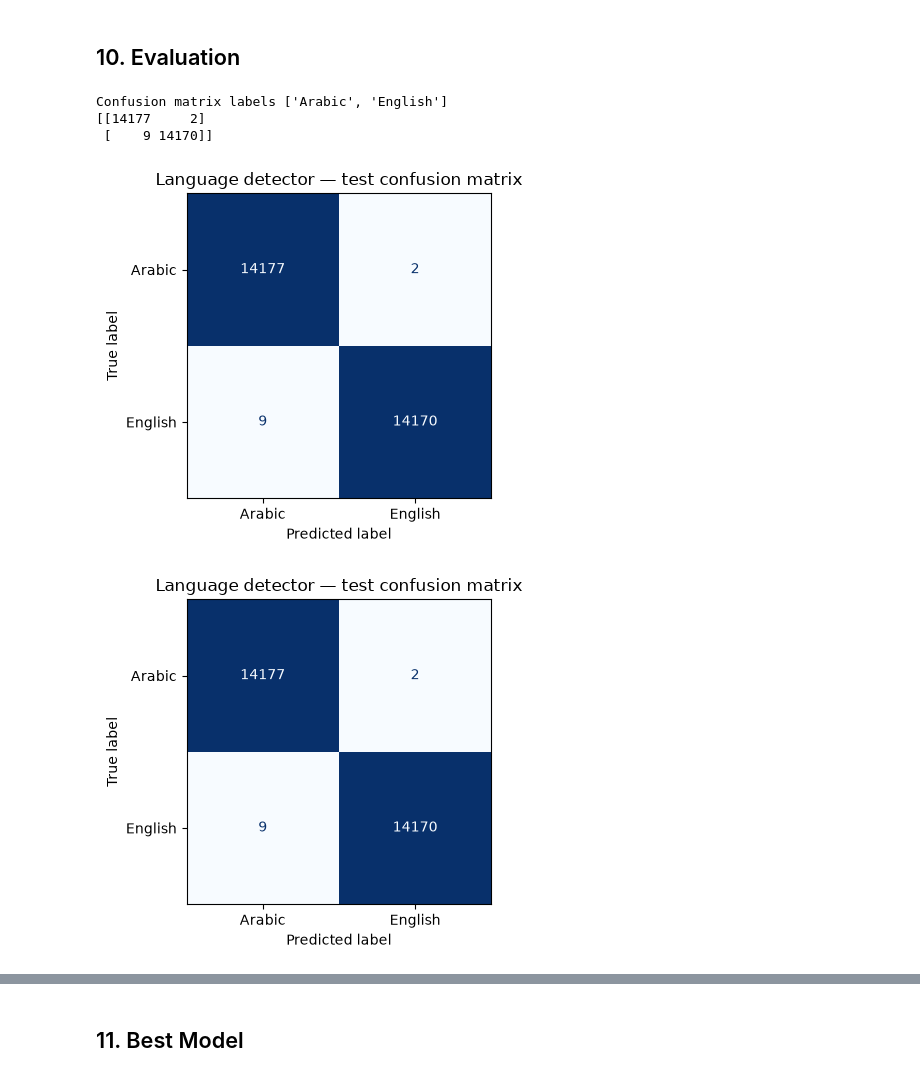
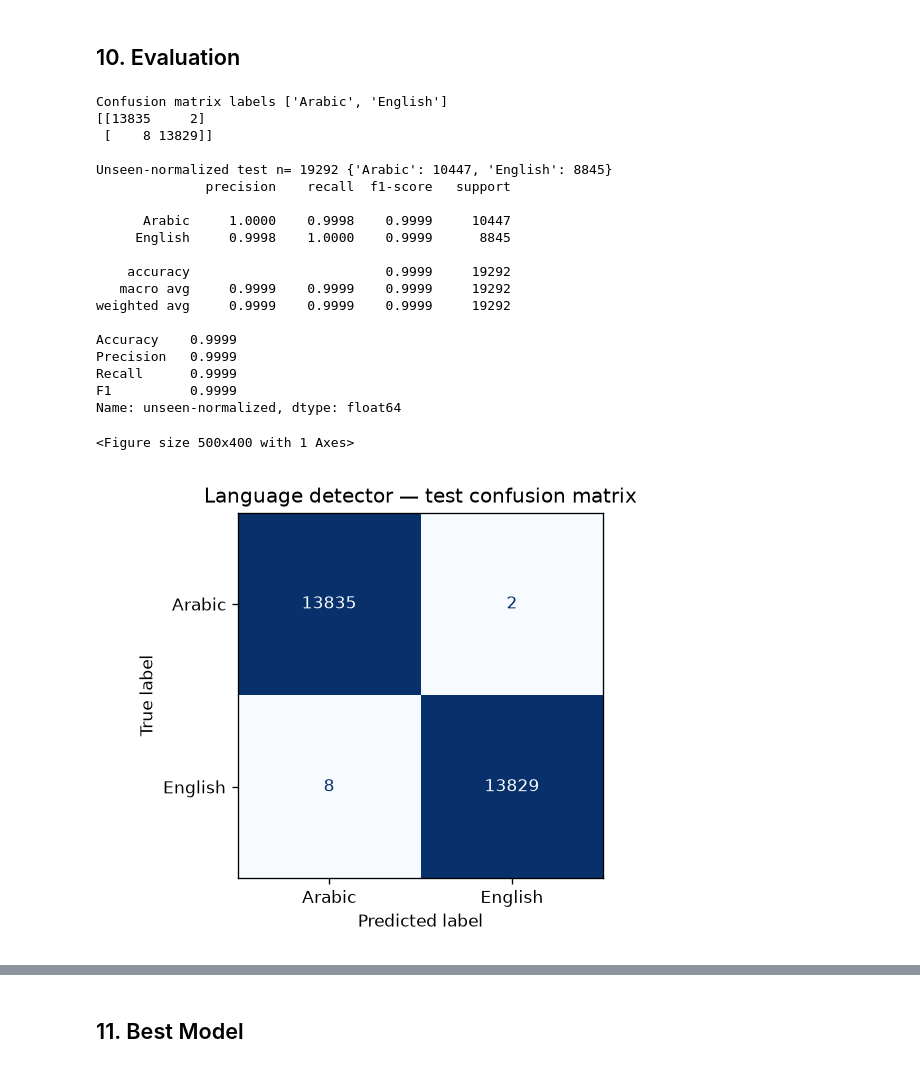
Before and after one commit to abdlrhmanv/IEEE-SSCS-AUSC-AI-Track, a Jupyter notebook: NLP/Week1/Project1/notebooks/Training_language_classifier.ipynb, the cells around one changed output, grey strips where cells are left out. Drawn from its saved outputs; the diff is of its cells as text; code cells hidden in the pictures.

Commit message:
Fix Neurova input validation and evaluation overlap

```diff
--- a/NLP/Week1/Project1/notebooks/Training_language_classifier.ipynb
+++ b/NLP/Week1/Project1/notebooks/Training_language_classifier.ipynb
@@ -82,9 +84,9 @@ Name: review_description, dtype: float64
 # %%
-train_df, test_df = build_language_splits(en, ar)
-overlap = set(train_df["source_id"]) & set(test_df["source_id"])
+train_df, test_df, overlap_stats = build_language_splits(en, ar)
 print("train", train_df["language"].value_counts().to_dict(), "n", len(train_df))
 print("test", test_df["language"].value_counts().to_dict(), "n", len(test_df))
-print("source_id overlap", len(overlap))
-assert not overlap
-train_df[["text", "language", "source_id"]].head(4)
+print(overlap_stats)
+assert overlap_stats["n_source_overlap"] == 0
+assert set(train_df["source_id"]).isdisjoint(set(test_df["source_id"]))
+train_df[["text", "language", "source_id", "clean_text"]].head(4)
 # %% [output]
@@ -147,17 +149,40 @@ Name: test, dtype: float64
 # %% [markdown]
 ## 10. Evaluation
 # %%
+from IPython.display import display
 cm = confusion_matrix(test_df["language"], y_pred, labels=LANG_LABELS)
 print("Confusion matrix labels", LANG_LABELS)
 print(cm)
 fig, ax = plt.subplots(figsize=(5, 4))
 ConfusionMatrixDisplay(cm, display_labels=LANG_LABELS).plot(cmap="Blues", ax=ax, colorbar=False)
 ax.set_title("Language detector — test confusion matrix")
 fig.tight_layout()
-fig
+display(fig)
+
+unseen = test_df[~test_df["clean_text"].isin(set(train_df["clean_text"]))]
+unseen_pred = language_pipeline.predict(unseen["clean_text"])
+print("\nUnseen-normalized test n=", len(unseen), unseen["language"].value_counts().to_dict())
+print(classification_report(unseen["language"], unseen_pred, labels=LANG_LABELS, digits=4))
+print(pd.Series(scores(unseen["language"], unseen_pred), name="unseen-normalized"))
 # %% [output]
 Confusion matrix labels ['Arabic', 'English']
-[[14177     2]
- [    9 14170]]
+[[13835     2]
+ [    8 13829]]
+
+Unseen-normalized test n= 19292 {'Arabic': 10447, 'English': 8845}
+              precision    recall  f1-score   support
+
+      Arabic     1.0000    0.9998    0.9999     10447
+     English     0.9998    1.0000    0.9999      8845
+
+    accuracy                         0.9999     19292
+   macro avg     0.9999    0.9999    0.9999     19292
+weighted avg     0.9999    0.9999    0.9999     19292
+
+Accuracy    0.9999
+Precision   0.9999
+Recall      0.9999
+F1          0.9999
+Name: unseen-normalized, dtype: float64
+<Figure size 500x400 with 1 Axes>
-[figure, old version]
+[figure, new version]
-[figure, removed]
```
Also changed, not shown: parts of 8 cells of this notebook, 21 other files.
